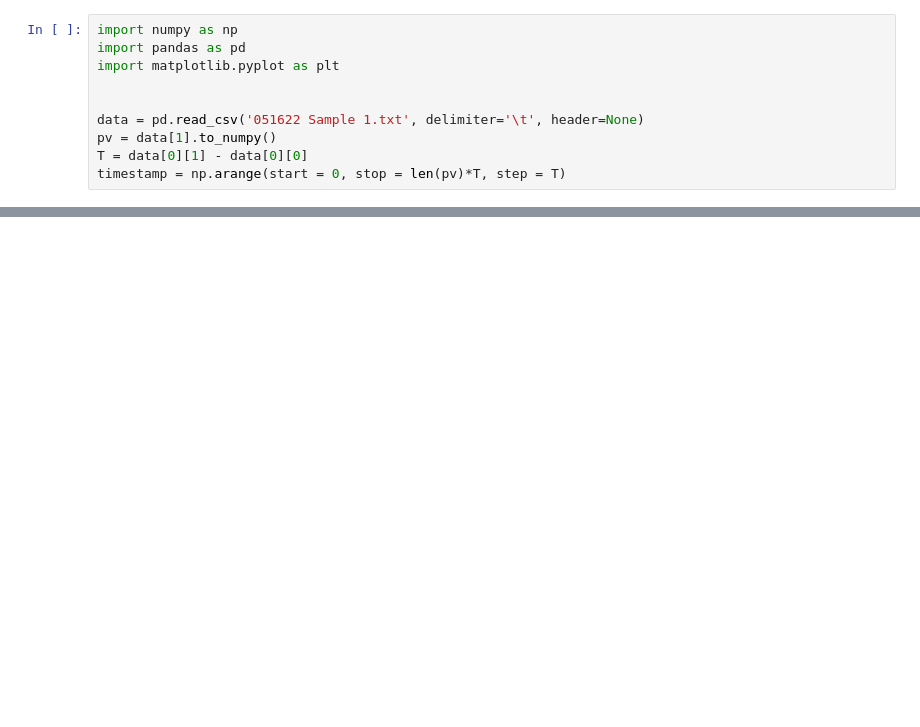
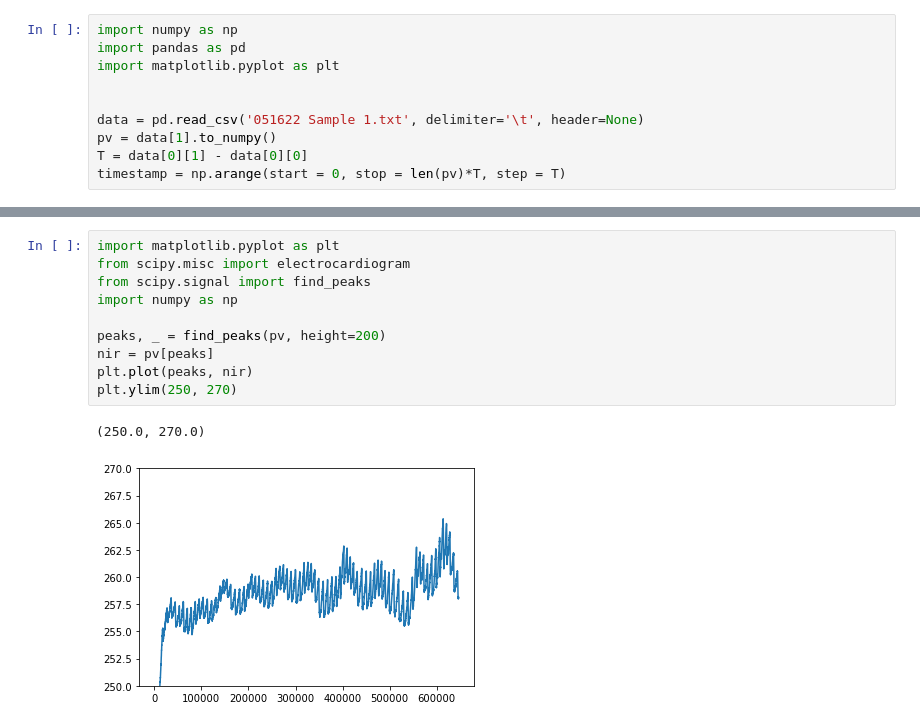
Before and after one commit to Zehao-x/diabetes_classification, a Jupyter notebook: project1.ipynb, the cells around one changed output, grey strips where cells are left out. Saved outputs shown, nothing was run; the diff lists cells and outputs as text; blank space fills up the shorter version.

```diff
--- a/project1.ipynb
+++ b/project1.ipynb
@@ -16,0 +20,13 @@ plt.xlim(0, 100*T)
+# %%
+import matplotlib.pyplot as plt
+from scipy.misc import electrocardiogram
+from scipy.signal import find_peaks
+import numpy as np
+
+peaks, _ = find_peaks(pv, height=200)
+nir = pv[peaks]
+plt.plot(peaks, nir)
+plt.ylim(250, 270)
+# %% [output]
+(250.0, 270.0)
+[figure, added]
```
Also changed, not shown: parts of 2 cells of this notebook.
